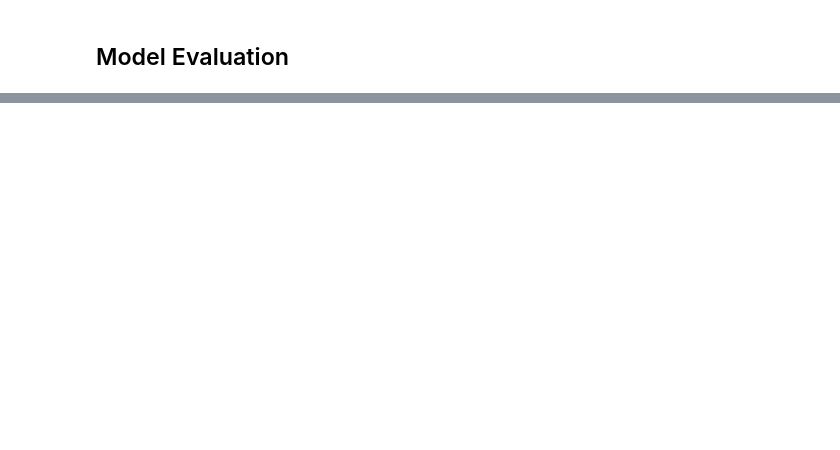
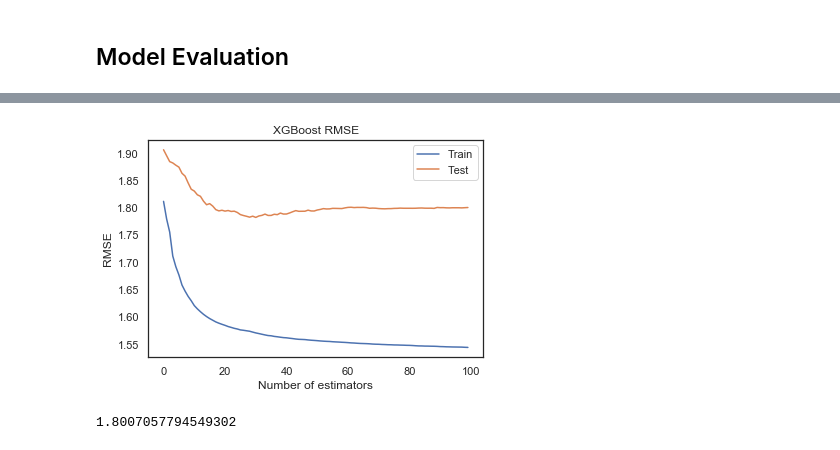
Before and after one commit to TRETH/customer_revenue_prediction, a Jupyter notebook: Untitled.ipynb, the cells around one changed output, grey strips where cells are left out. Cells and saved outputs as stored; diff of their text form; code cells hidden in the pictures; blank space fills up the shorter version.

```diff
--- a/Untitled.ipynb
+++ b/Untitled.ipynb
@@ -422,0 +638,9 @@ plt.show()
+# %%
+# Transform pandas dataframes for XGBRegressor()
+X_train_matrix = train.as_matrix()
+X_target_matrix = X_target.as_matrix()
+y_test_matrix = test.as_matrix()
+y_target_matrix = y_target.as_matrix()
+# %%
+# Create/train benchmark model, test benchmark model
+benchmark_m = XGBRegressor()
@@ -422,0 +658,4 @@ plt.show()
+# %%
+dtest = [(X_train_matrix, X_target_matrix), (y_test_matrix, y_target_matrix)]
+# %%
+benchmark_m.fit(X_train_matrix, X_target_matrix, eval_set=dtest, eval_metric="rmse", verbose=True)
@@ -422,0 +687,15 @@ plt.show()
+# %%
+results = benchmark_m.evals_result()
+epochs = len(results['validation_0']['rmse'])
+x_axis = range(0, epochs)
+# plot log loss
+fig, ax = plt.subplots()
+ax.plot(x_axis, results['validation_0']['rmse'], label='Train')
+ax.plot(x_axis, results['validation_1']['rmse'], label='Test')
+ax.legend()
+plt.ylabel('RMSE')
+plt.xlabel('Number of estimators')
+plt.title('XGBoost RMSE')
+plt.show()
+# %% [output]
+[figure, added]
@@ -422,0 +705,6 @@ plt.show()
+# %%
+# Compute and display RMSE
+RMSE = performance_metric(y_pred, y_target_matrix)
+RMSE
+# %% [output]
+1.8007057794549302
```
Also changed, not shown: parts of 60 cells of this notebook.
